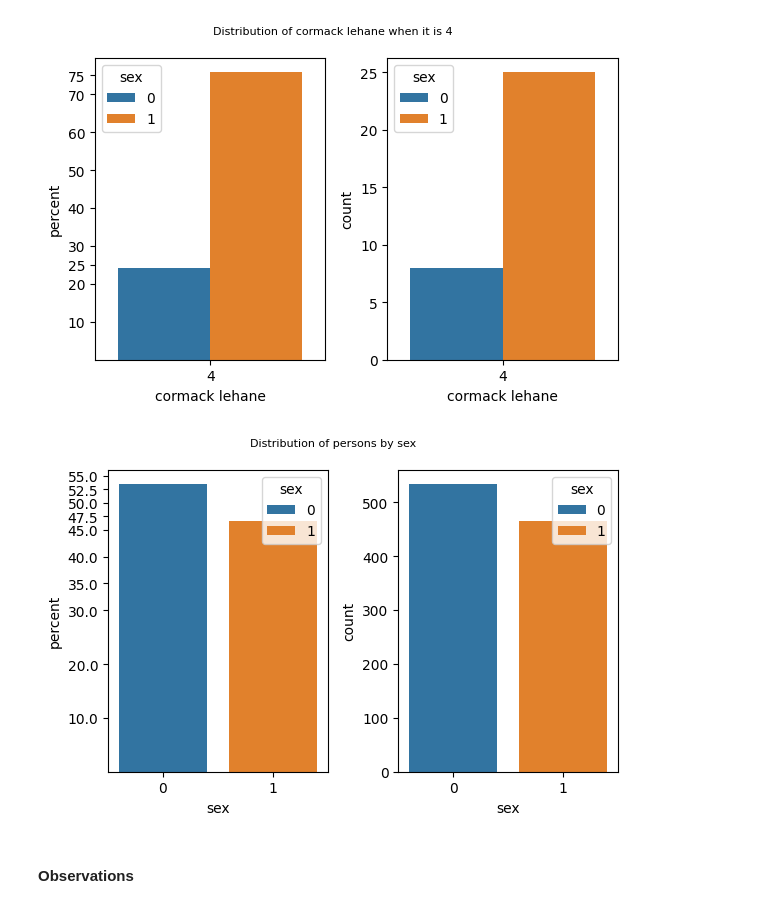
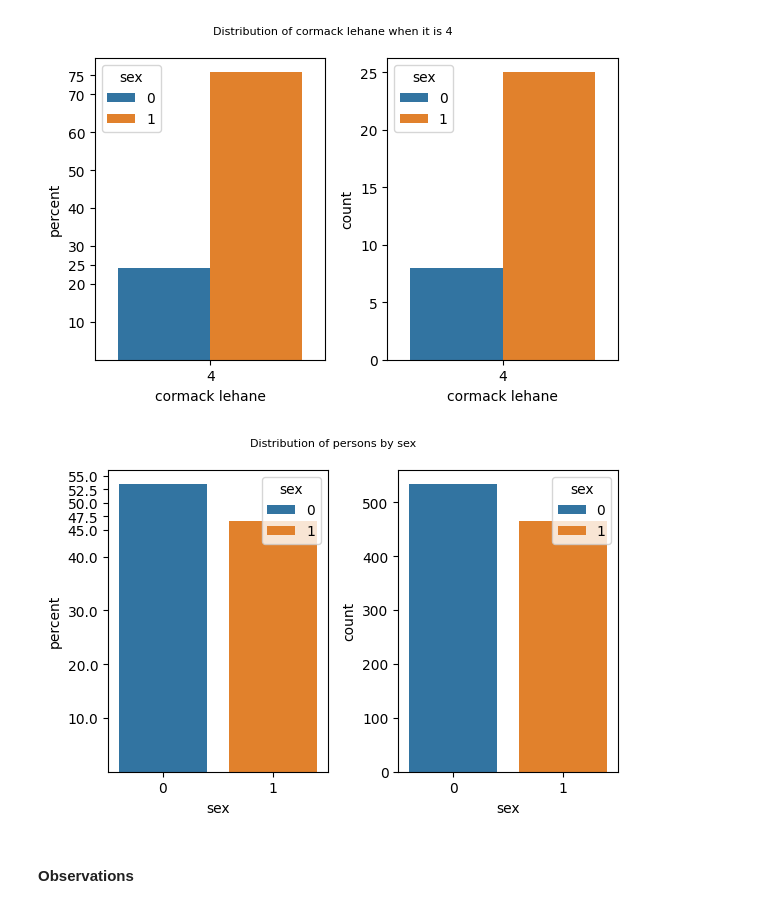
Before and after one commit to harnalashok/classification, a Jupyter notebook: airways.ipynb, the cells around one changed output. Drawn from its saved outputs; the diff is of its cells as text; code cells hidden in the pictures.

```diff
--- a/airways.ipynb
+++ b/airways.ipynb
@@ -413,15 +413,15 @@ _=plt.show()
 # %%
 # And here is overall %sex distribution
 # Relatively we have less males and more females
 fig, axs = plt.subplots(1,2, figsize=(6, 4))
 g=sns.countplot(x='sex', data=df, stat='percent', hue = 'sex', ax = axs[0])
-_=g.set_yticks([10,20,30,35,40,45,47.5,50,52.5,55])
+_=g.set_yticks([10,20,30,40,45,47.5,50,52.5,55])
 _=sns.countplot(x='sex', data=df, hue = 'sex', ax = axs[1])
 _=plt.suptitle('Distribution of persons by sex', fontsize = 8)
 _=plt.tight_layout()
 _=plt.show()
 # %% [output]
-[figure, old version]
+[figure, new version]
 # %% [markdown]
 #### **Observations**
 # %% [markdown]
```
Also changed, not shown: parts of 13 cells of this notebook.
